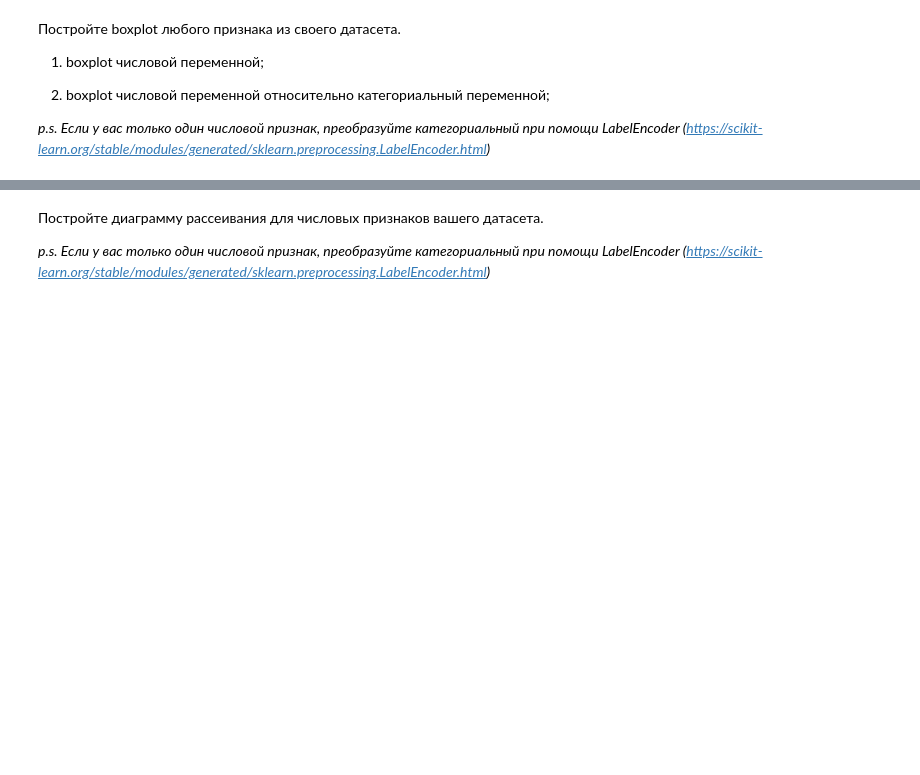
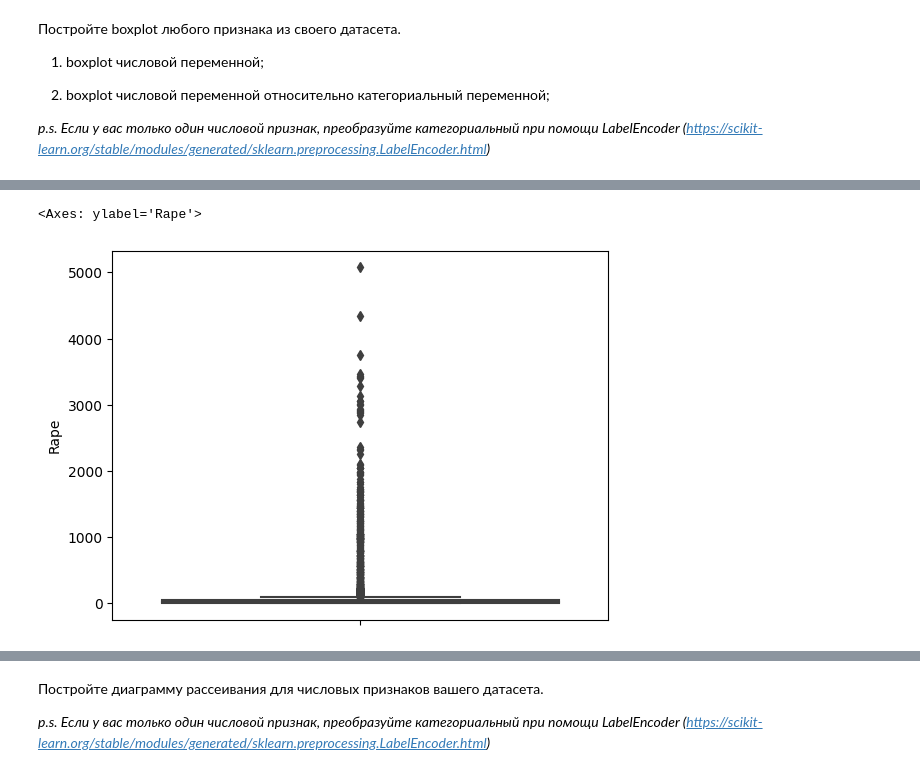
Before and after one commit to fluffymouses/fluffymouses, a Jupyter notebook: lab2/Задание_2.ipynb, the cells around one changed output, grey strips where cells are left out. Cells and saved outputs as stored; diff of their text form; code cells hidden in the pictures; blank space fills up the shorter version.

```diff
--- a/lab2/Задание_2.ipynb
+++ b/lab2/Задание_2.ipynb
@@ -189,0 +182,6 @@ fig.show()
+# %%
+
+sns.boxplot( y = 'Rape', data = df)
+# %% [output]
+<Axes: ylabel='Rape'>
+[figure, added]
```
Also changed, not shown: parts of 9 cells of this notebook.
